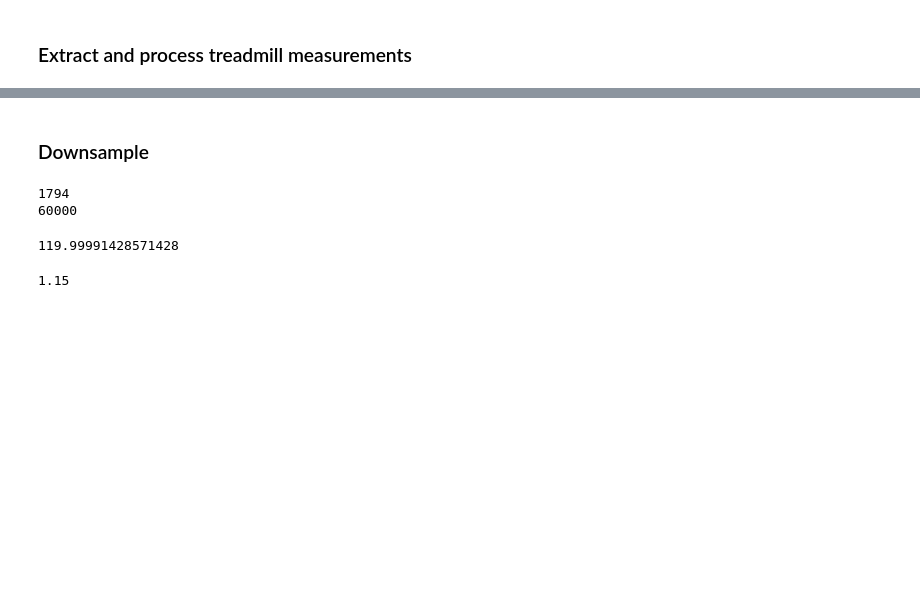
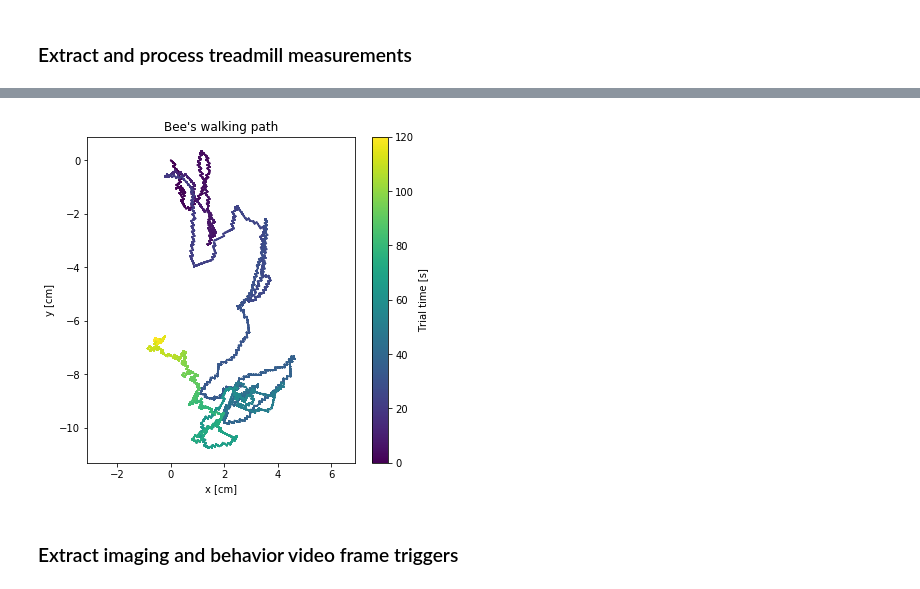
Before and after one commit to hjmh/beeImaging, a Jupyter notebook: AnalyzeBehaviorAndImaging.ipynb, the cells around one changed output, grey strips where cells are left out. Cells and saved outputs as stored; diff of their text form; code cells hidden in the pictures; blank space fills up the shorter version.

```diff
--- a/AnalyzeBehaviorAndImaging.ipynb
+++ b/AnalyzeBehaviorAndImaging.ipynb
@@ -468,17 +256,0 @@ transV = np.hypot(xTM_i, yTM_i)
-# %% [markdown]
-### Downsample
-# %%
-print(numframes)
-print(len(time_ds))
-# %% [output]
-1794
-60000
-# %%
-time_ds[-1]
-# %% [output]
-119.99991428571428
-# %%
-bh_samp = np.round(time_ds[-1]/numframes, decimals=2)
-print(bh_samp)
-# %% [output]
-1.15
@@ -498,0 +257,15 @@ theta_dds = f_theta(time_dds)
+# %%
+pathFig, axs = plt.subplots(1,1,figsize=(6,6))
+
+cb = axs.scatter(xTM_ds, yTM_ds, s=1,c=time_ds)
+axs.set_xlabel('x [cm]')
+axs.set_ylabel('y [cm]')
+axs.set_title("Bee's walking path")
+axs.axis('equal')
+plt.colorbar(cb, ax=axs, label='Trial time [s]')
+
+pathFig.savefig(saveDir+sep+'walkingVel-ROIs_'+expt[:-4]+'.pdf', format = 'pdf')
+# %% [output]
+[figure, added]
+# %% [markdown]
+### Extract imaging and behavior video frame triggers
```
Also changed, not shown: parts of 59 cells of this notebook.
